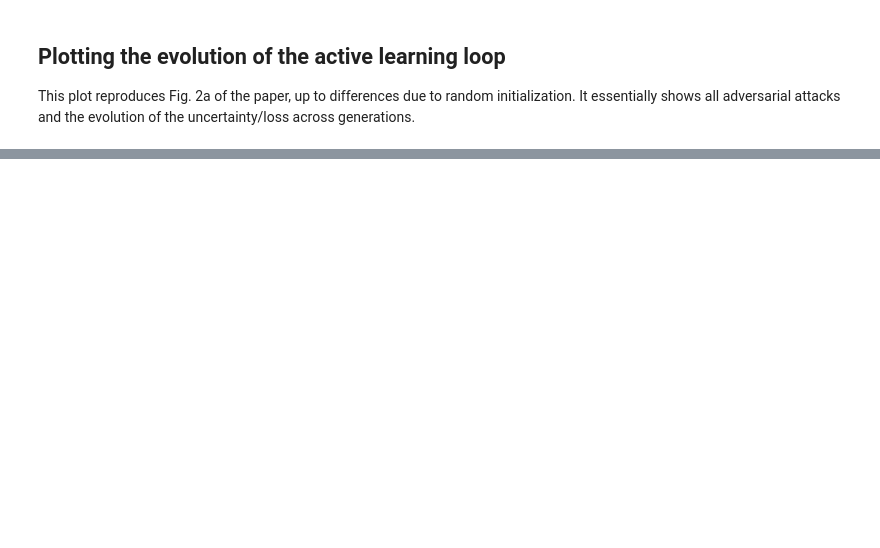
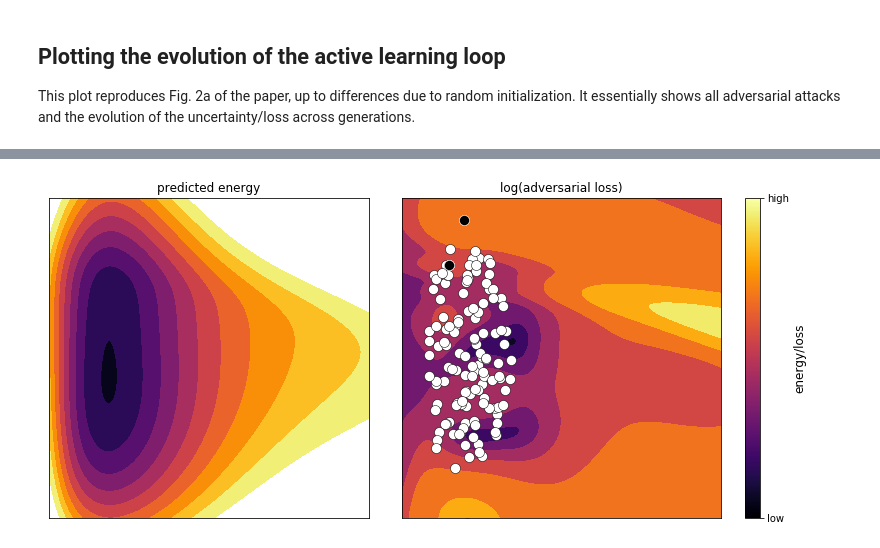
Before and after one commit to learningmatter-mit/Atomistic-Adversarial-Attacks, a Jupyter notebook: examples/2D_DoubleWell.ipynb, the cells around one changed output, grey strips where cells are left out. Saved outputs shown, nothing was run; the diff lists cells and outputs as text; code cells hidden in the pictures; blank space fills up the shorter version.

```diff
--- a/examples/2D_DoubleWell.ipynb
+++ b/examples/2D_DoubleWell.ipynb
@@ -346,0 +394,2 @@ plt.show()
+# %%
+df = pd.concat(dataframes, axis=0)
@@ -346,0 +400,79 @@ plt.show()
+# %%
+FIGS_PATH = '/home/dskoda/projects/final-project-atomistic-uncertainty/figs/'
+# %%
+cmap = cm.inferno
+mappable = cm.ScalarMappable(cmap=cmap)
+# %%
+levels = np.arange(-5, 6).tolist()
+# %%
+LIMS = np.array([-PLOT_RANGE, PLOT_RANGE])
+
+for gen in df.generation.unique():
+    fig, ax_fig = plt.subplots(1, 3, figsize=(11, 5), gridspec_kw={'width_ratios': (0.45, 0.45, 0.02)})
+
+    gendf = df.loc[df.generation == gen]
+
+    contdf = gendf.loc[gendf.type == 'contour']
+    traindf = gendf.loc[gendf.type == 'train']
+    attackdf = gendf.loc[gendf.type == 'attack']
+
+    ax = ax_fig[0]
+    ctf = ax.contourf(
+        contdf.x.values.reshape(SHAPE),
+        contdf.y.values.reshape(SHAPE),
+        contdf.avgE.values.reshape(SHAPE),
+        levels=levels,
+        label='Avg[E]',
+        zorder=-1,
+        cmap='inferno'
+    )
+    ax.set_title('predicted energy')
+
+    ax = ax_fig[1]
+    ax.contourf(
+        contdf.x.values.reshape(SHAPE),
+        contdf.y.values.reshape(SHAPE),
+        np.log(contdf.loss.values.reshape(SHAPE)),
+        label='Loss',
+        zorder=-1,
+        cmap='inferno'
+    )
+    ax.scatter(
+        traindf.x.values,
+        traindf.y.values,
+        c='w',
+        s=100,
+        linewidths=0.5,
+        edgecolors='k',
+        label='training data',
+    )
+    ax.scatter(
+        attackdf.x.values,
+        attackdf.y.values,
+        c='k',
+        s=100,
+        linewidths=0.5,
+        edgecolors='w',
+        label='training data',
+    )
+    ax.set_title('log(adversarial loss)')
+
+    ax = ax_fig[2]
+    cbar = fig.colorbar(mappable, cax=ax)
+    cbar.set_ticks([0, 1])
+    cbar.set_ticklabels(['low', 'high'])
+    cbar.set_label('energy/loss', fontsize=12)
+
+    for ax in ax_fig[:2]:
+        ax.set_xlim(LIMS)
+        ax.set_ylim(LIMS)
+        ax.set_xticks([])
+        ax.set_yticks([])
+        ax.set_aspect('equal')
+
+    fig.tight_layout()
+    plt.show()
+
+    fig.savefig(os.path.join(FIGS_PATH, 'doublewell', f'gen{gen}.svg'), bbox_inches='tight')
+# %% [output]
+[figure, added]
```
Also changed, not shown: parts of 27 cells of this notebook, 1 other file.
